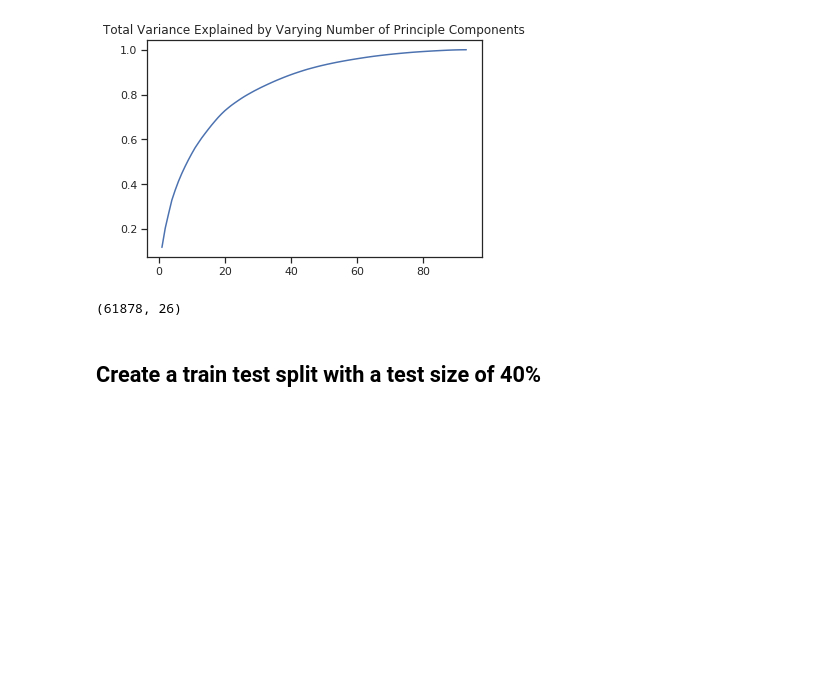
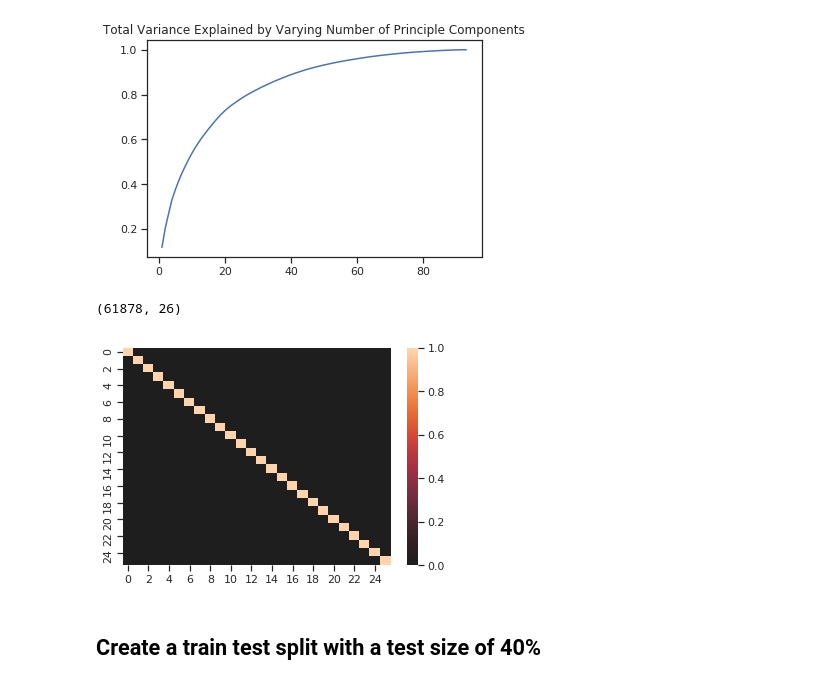
Before and after one commit to fleralle/dsc-pipelines-lab-houston-ds-042219, a Jupyter notebook: index.ipynb, the cells around one changed output. Cells and saved outputs as stored; diff of their text form; code cells hidden in the pictures; blank space fills up the shorter version.

```diff
--- a/index.ipynb
+++ b/index.ipynb
@@ -194,6 +194,10 @@ x_pca = pca.fit_transform(X)
 print(x_pca.shape)
 # %% [output]
 (61878, 26)
+# %%
+sns.heatmap(pd.DataFrame(x_pca).corr(), center=0);
+# %% [output]
+[figure, added]
 # %% [markdown]
 ## Create a train test split with a test size of 40%
 # %% [markdown]
```
